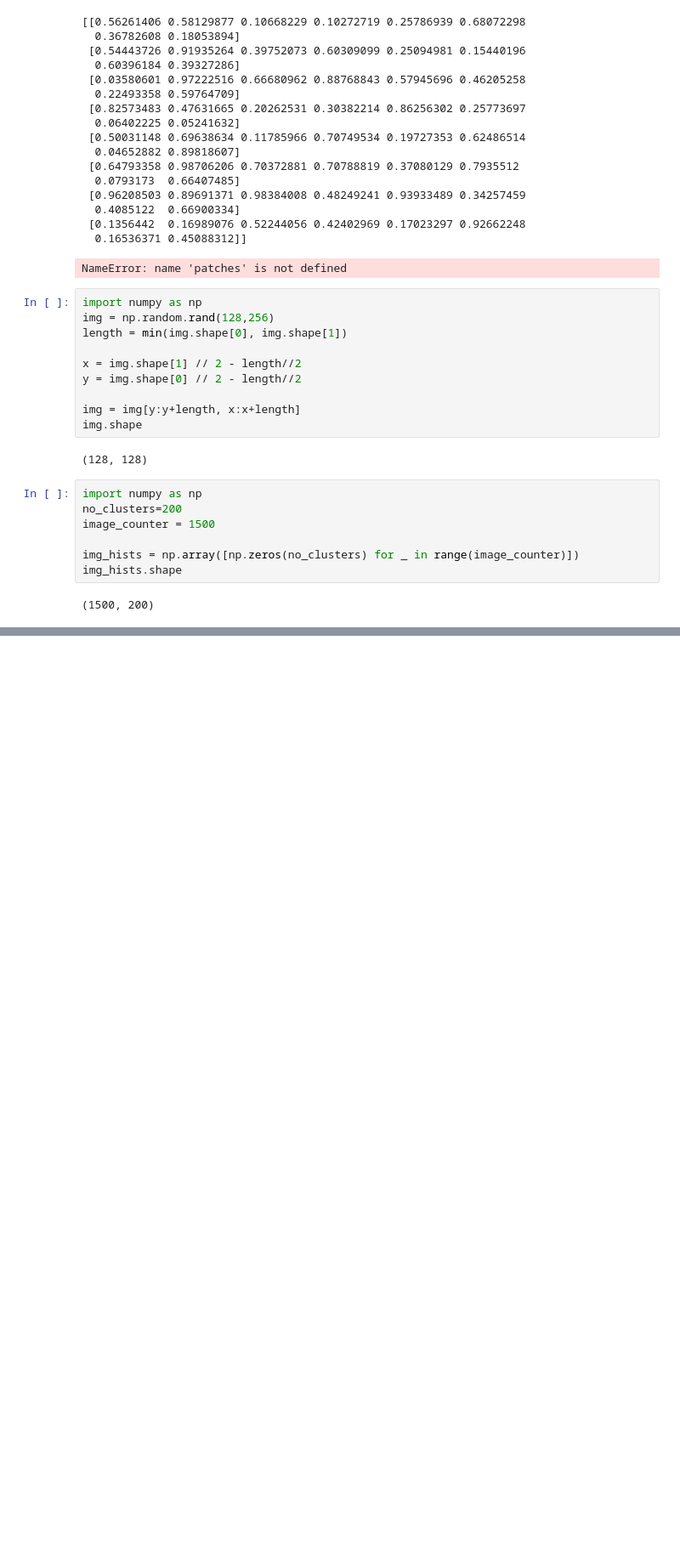
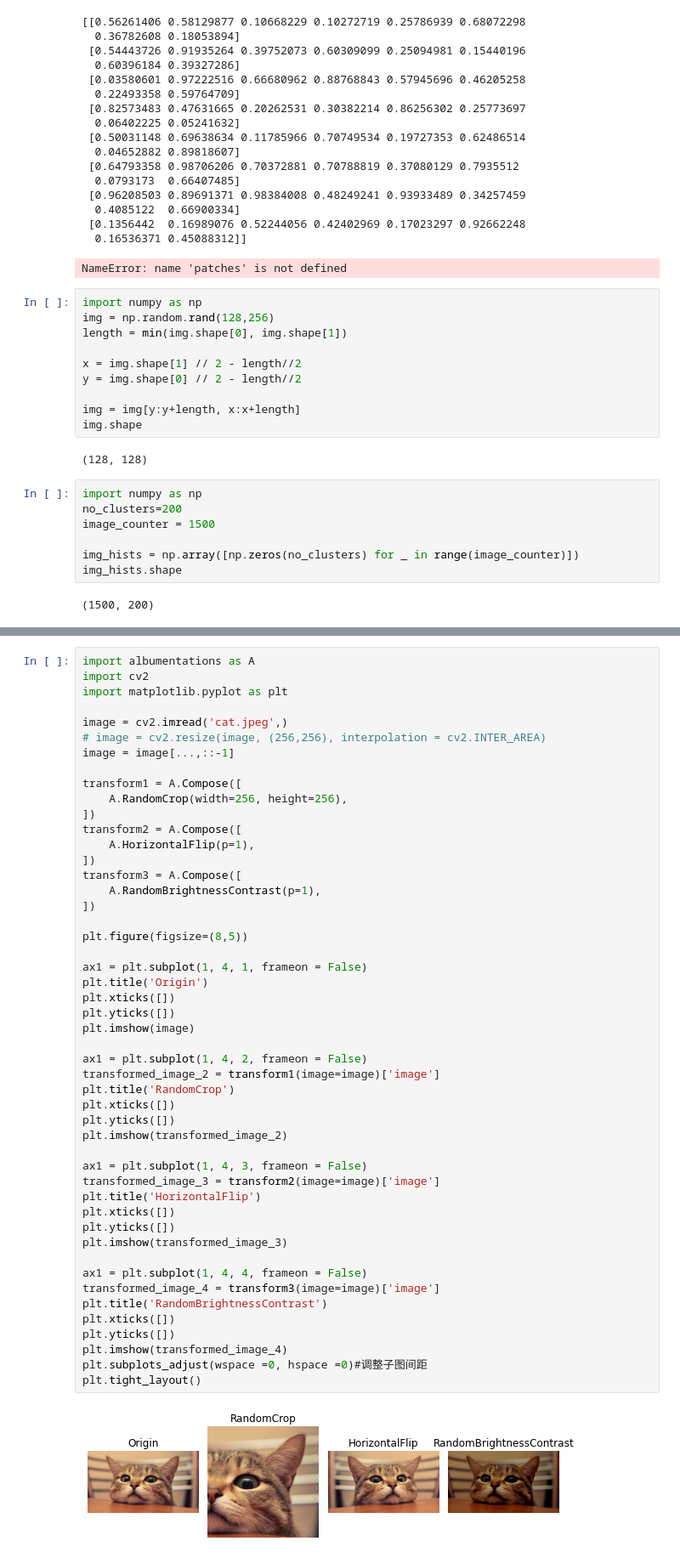
Before and after one commit to XuanLi728/CV_CourseWork3, a Jupyter notebook: src/test.ipynb, the cells around one changed output, grey strips where cells are left out. Shown: that part at 85% size. Cells and saved outputs as stored; diff of their text form; blank space fills up the shorter version.

```diff
--- a/src/test.ipynb
+++ b/src/test.ipynb
@@ -248,0 +364,51 @@ img_hists.shape
+# %%
+import albumentations as A
+import cv2
+import matplotlib.pyplot as plt
+
+image = cv2.imread('cat.jpeg',)
+# image = cv2.resize(image, (256,256), interpolation = cv2.INTER_AREA)
+image = image[...,::-1]
+
+transform1 = A.Compose([
+    A.RandomCrop(width=256, height=256),
+])
+transform2 = A.Compose([
+    A.HorizontalFlip(p=1),
+])
+transform3 = A.Compose([
+    A.RandomBrightnessContrast(p=1),
+])
+
+plt.figure(figsize=(8,5))
+
+ax1 = plt.subplot(1, 4, 1, frameon = False)
+plt.title('Origin')
+plt.xticks([])
+plt.yticks([])
+plt.imshow(image)
+
+ax1 = plt.subplot(1, 4, 2, frameon = False)
+transformed_image_2 = transform1(image=image)['image']
+plt.title('RandomCrop')
+plt.xticks([])
+plt.yticks([])
+plt.imshow(transformed_image_2)
+
+ax1 = plt.subplot(1, 4, 3, frameon = False)
+transformed_image_3 = transform2(image=image)['image']
+plt.title('HorizontalFlip')
+plt.xticks([])
+plt.yticks([])
+plt.imshow(transformed_image_3)
+
+ax1 = plt.subplot(1, 4, 4, frameon = False)
+transformed_image_4 = transform3(image=image)['image']
+plt.title('RandomBrightnessContrast')
+plt.xticks([])
+plt.yticks([])
+plt.imshow(transformed_image_4)
+plt.subplots_adjust(wspace =0, hspace =0)#调整子图间距
+plt.tight_layout()
+# %% [output]
+[figure, added]
```
Also changed, not shown: parts of 7 cells of this notebook, 12 other files.
